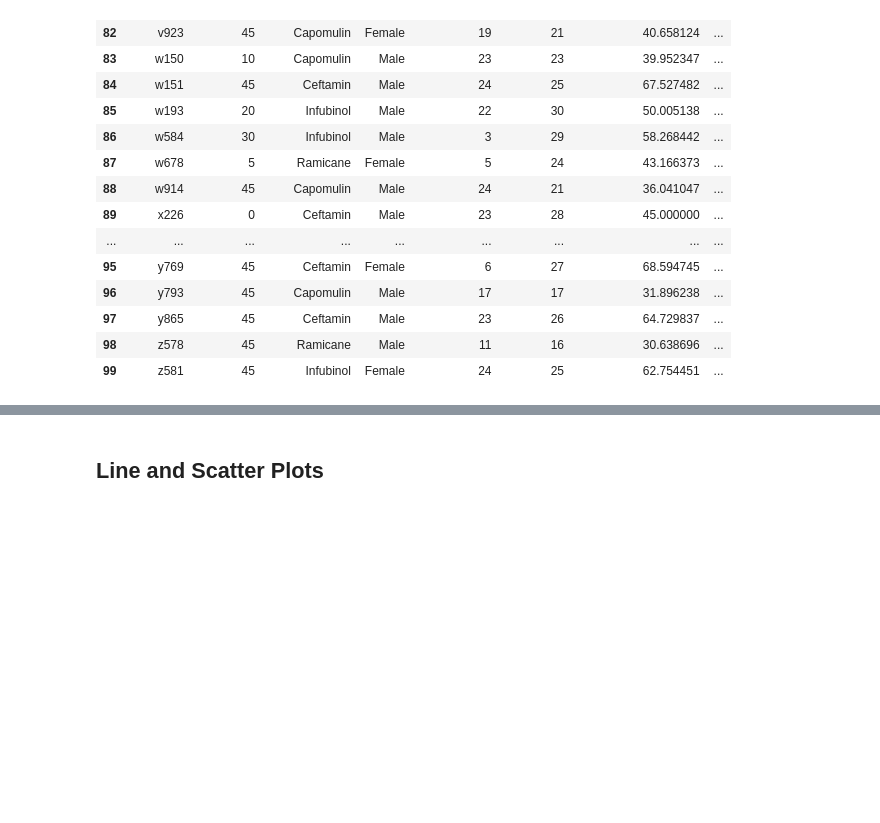
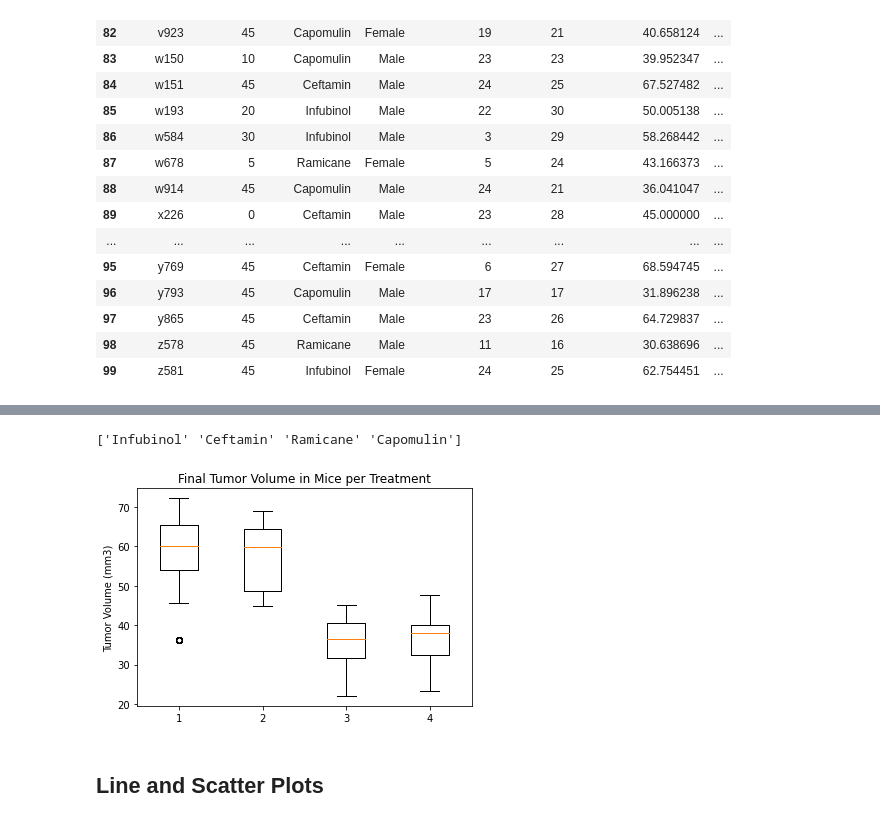
Before and after one commit to welanc/matplotlib-challenge, a Jupyter notebook: pymaceuticals_starter.ipynb, the cells around one changed output, grey strips where cells are left out. Cells and saved outputs as stored; diff of their text form; code cells hidden in the pictures; blank space fills up the shorter version.

Commit message:
quartiles calculated and boxplots plotted (incomplete)

```diff
--- a/pymaceuticals_starter.ipynb
+++ b/pymaceuticals_starter.ipynb
@@ -274,5 +327,20 @@ array(['Infubinol', 'Ceftamin', 'Ramicane', 'Capomulin'], dtype=object)
 # %%
 # Generate a box plot of the final tumor volume of each mouse across four regimens of interest
+fig1, ax1 = plt.subplots()
+ax1.set_title('Final Tumor Volume in Mice per Treatment')
+ax1.set_ylabel('Tumor Volume (mm3)')
+
+ax1.boxplot([
+    (tumor_vol[drugs_list[0]]),
+    (tumor_vol[drugs_list[1]]),
+    (tumor_vol[drugs_list[2]]),
+    (tumor_vol[drugs_list[3]])
+    ])
+print(drugs_list)
+plt.show()
+# %% [output]
+['Infubinol' 'Ceftamin' 'Ramicane' 'Capomulin']
+[figure, added]
 # %% [markdown]
 ## Line and Scatter Plots
 # %%
```
Also changed, not shown: parts of 1 cell of this notebook.
